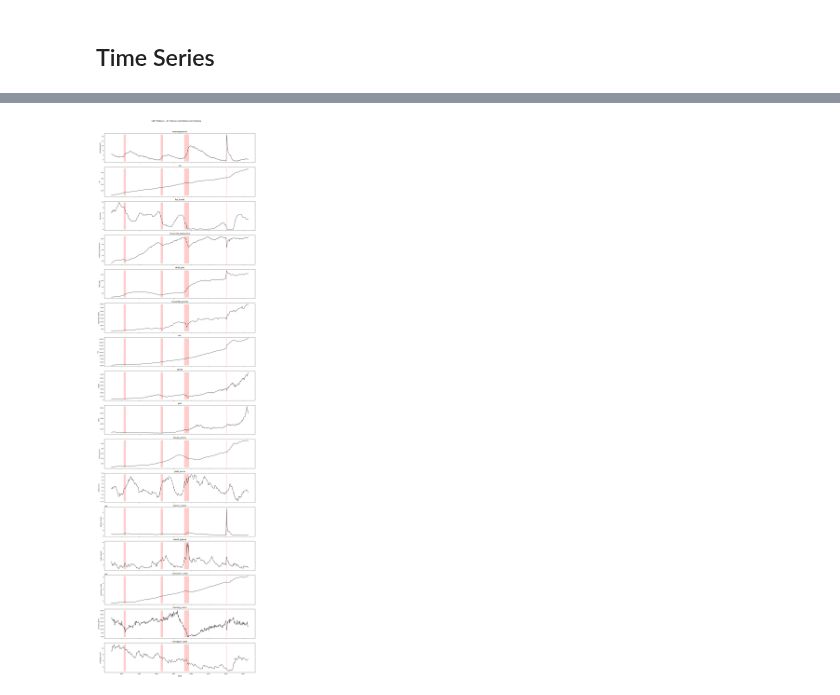
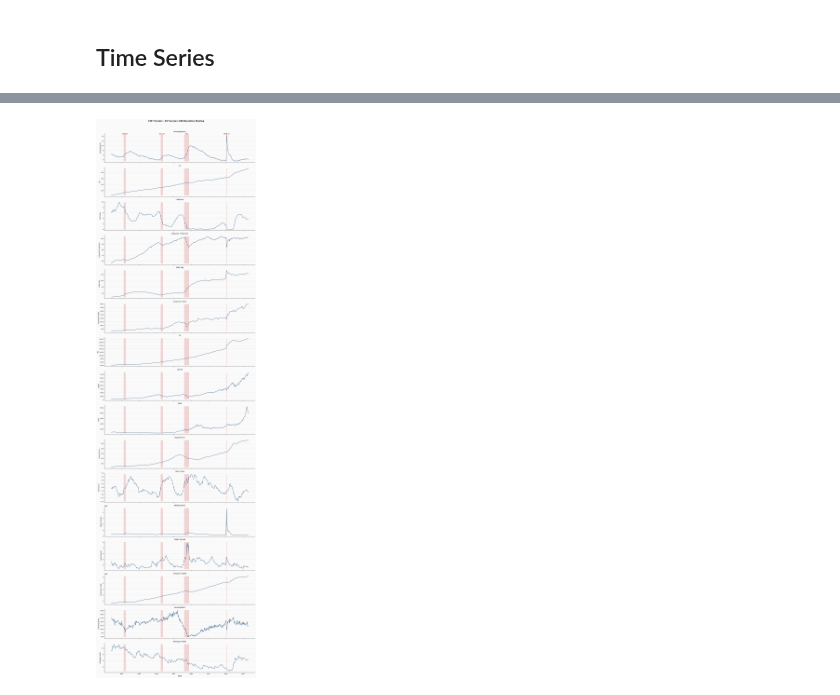
Before and after one commit to DavidHeffernan94/RecessionPredictor, a Jupyter notebook: RecessionPredictor.ipynb, the cells around one changed output, grey strips where cells are left out. Saved outputs shown, nothing was run; the diff lists cells and outputs as text; code cells hidden in the pictures.

```diff
--- a/RecessionPredictor.ipynb
+++ b/RecessionPredictor.ipynb
@@ -625,22 +661,50 @@ plt.show()
 # %%
 # Time Series Plots - 1987 Dataset
+
+RECESSION_NAMES_1987 = {
+    "1990-08-01": "Gulf War",
+    "2001-04-01": "Dot-Com",
+    "2008-01-01": "GFC",
+    "2020-03-01": "COVID-19",
+}
 
 features_1987_plot = [c for c in df_1987.columns if c != "recession"]
 
 fig, axes = plt.subplots(len(features_1987_plot), 1,
                           figsize=(14, 3 * len(features_1987_plot)), sharex=True)
+fig.patch.set_facecolor("#fafafa")
 
 for ax, feat in zip(axes, features_1987_plot):
-    ax.plot(df_1987.index, df_1987[feat], color="black", linewidth=1.2)
+    ax.set_facecolor("#fafafa")
+    ax.plot(df_1987.index, df_1987[feat], color="#1f4e79", linewidth=1.3)
     ax.fill_between(df_1987.index, df_1987[feat].min(), df_1987[feat].max(),
-                    where=(df_1987["recession"] == 1), color="red", alpha=0.2)
-    ax.set_title(feat)
-    ax.set_ylabel(feat, fontsize=9)
+                    where=(df_1987["recession"] == 1), color="#c00000", alpha=0.15)
+    ax.yaxis.grid(True, color="#e8e8e8", linewidth=0.8)
+    ax.set_axisbelow(True)
+    ax.set_title(feat.replace("_", " ").title(), fontsize=10)
+    ax.set_ylabel(feat.replace("_", " ").title(), fontsize=9)
     ax.tick_params(labelsize=8)
+    for spine in ["top", "right"]:
+        ax.spines[spine].set_visible(False)
 
-axes[-1].set_xlabel("Date")
-fig.suptitle("1987 Dataset - All Features with Recession Shading", fontsize=12, y=1.01)
+    if feat == features_1987_plot[0]:
+        in_rec = False
+        for date, row in df_1987.iterrows():
+            if row["recession"] == 1 and not in_rec:
+                rec_start = date
+                in_rec = True
+            elif row["recession"] == 0 and in_rec:
+                mid = rec_start + (date - rec_start) / 2
+                label = RECESSION_NAMES_1987.get(str(rec_start.date()), "")
+                ax.text(mid, df_1987[feat].max(), label,
+                        ha="center", va="bottom", fontsize=7,
+                        color="#c00000", fontweight="bold")
+                in_rec = False
+
+axes[-1].set_xlabel("Date", fontsize=10)
+fig.suptitle("1987 Dataset - All Features with Recession Shading", fontsize=12,
+             fontweight="bold", y=1.01)
 plt.tight_layout()
 plt.show()
 # %% [output]
-[figure, old version]
+[figure, new version]
```
Also changed, not shown: parts of 27 cells of this notebook.
